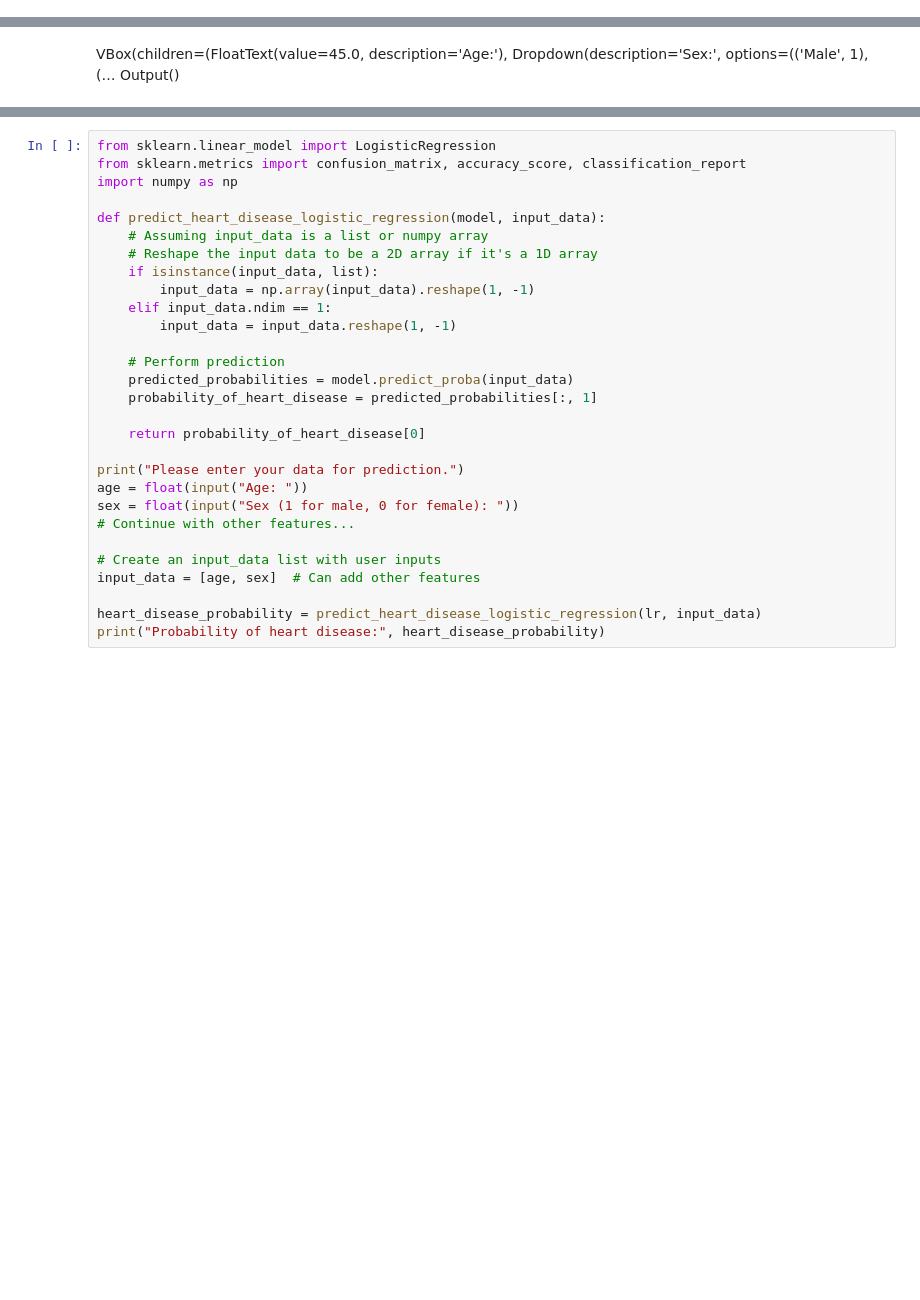
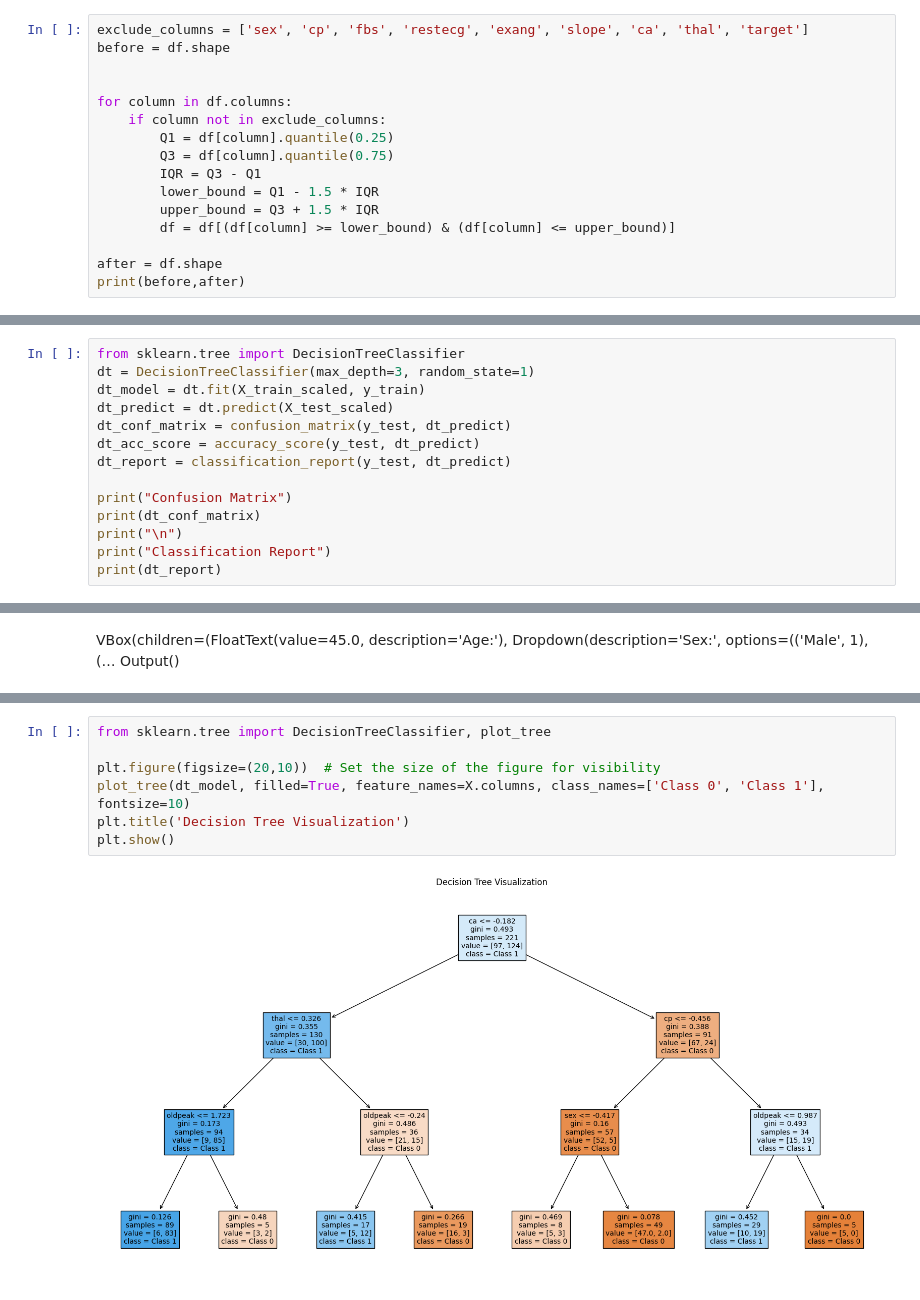
Before and after one commit to tcwsw/HeartDiseaseDetection, a Jupyter notebook: heartdisease2.ipynb, the cells around one changed output, grey strips where cells are left out. Saved outputs shown, nothing was run; the diff lists cells and outputs as text; blank space fills up the shorter version.

Commit message:
Added outlier removing, fixed models

```diff
--- a/heartdisease2.ipynb
+++ b/heartdisease2.ipynb
@@ -317,3 +327,19 @@ plt.show()
 # %% [output]
 [figure]
 [figure]
+# %%
+exclude_columns = ['sex', 'cp', 'fbs', 'restecg', 'exang', 'slope', 'ca', 'thal', 'target']
+before = df.shape
+
+
+for column in df.columns:
+    if column not in exclude_columns:
+        Q1 = df[column].quantile(0.25)
+        Q3 = df[column].quantile(0.75)
+        IQR = Q3 - Q1
+        lower_bound = Q1 - 1.5 * IQR
+        upper_bound = Q3 + 1.5 * IQR
+        df = df[(df[column] >= lower_bound) & (df[column] <= upper_bound)]
+
+after = df.shape
+print(before,after)
@@ -431,0 +464,14 @@ However, what we want is actually a categorical variable (0 or 1), thus we move
+# %%
+from sklearn.tree import DecisionTreeClassifier
+dt = DecisionTreeClassifier(max_depth=3, random_state=1)
+dt_model = dt.fit(X_train_scaled, y_train)
+dt_predict = dt.predict(X_test_scaled)
+dt_conf_matrix = confusion_matrix(y_test, dt_predict)
+dt_acc_score = accuracy_score(y_test, dt_predict)
+dt_report = classification_report(y_test, dt_predict)
+
+print("Confusion Matrix")
+print(dt_conf_matrix)
+print("\n")
+print("Classification Report")
+print(dt_report)
@@ -713,29 +776,9 @@ print(prediction)
-# %%
-from sklearn.linear_model import LogisticRegression
-from sklearn.metrics import confusion_matrix, accuracy_score, classification_report
-import numpy as np
-
-def predict_heart_disease_logistic_regression(model, input_data):
-    # Assuming input_data is a list or numpy array
-    # Reshape the input data to be a 2D array if it's a 1D array
-    if isinstance(input_data, list):
-        input_data = np.array(input_data).reshape(1, -1)
-    elif input_data.ndim == 1:
-        input_data = input_data.reshape(1, -1)
-
-    # Perform prediction
-    predicted_probabilities = model.predict_proba(input_data)
-    probability_of_heart_disease = predicted_probabilities[:, 1]
-
-    return probability_of_heart_disease[0]
-
-print("Please enter your data for prediction.")
-age = float(input("Age: "))
-sex = float(input("Sex (1 for male, 0 for female): "))
-# Continue with other features...
-
-# Create an input_data list with user inputs
-input_data = [age, sex]  # Can add other features
-
-heart_disease_probability = predict_heart_disease_logistic_regression(lr, input_data)
-print("Probability of heart disease:", heart_disease_probability)
+# %%
+from sklearn.tree import DecisionTreeClassifier, plot_tree
+
+plt.figure(figsize=(20,10))  # Set the size of the figure for visibility
+plot_tree(dt_model, filled=True, feature_names=X.columns, class_names=['Class 0', 'Class 1'], fontsize=10)
+plt.title('Decision Tree Visualization')
+plt.show()
+# %% [output]
+[figure, added]
```
Also changed, not shown: parts of 20 cells of this notebook.
